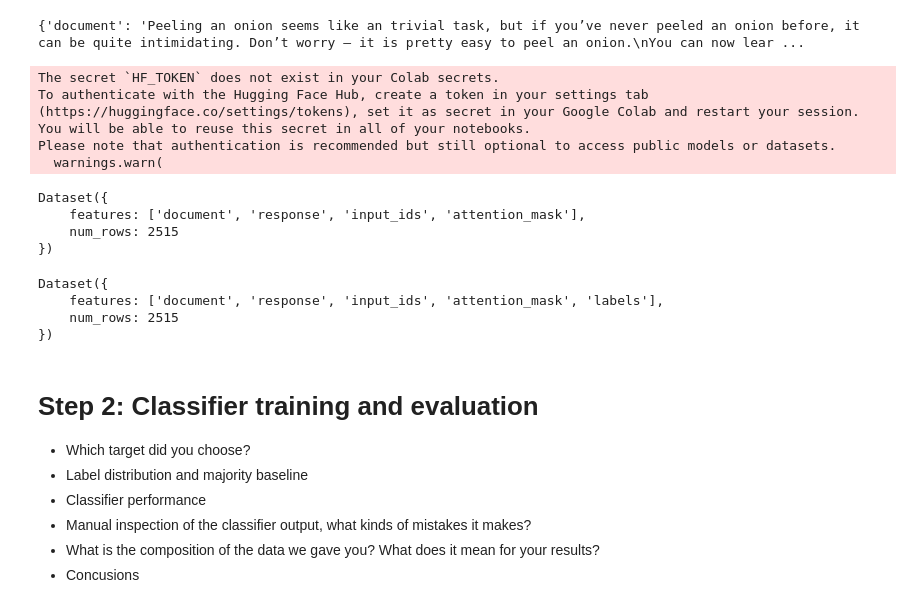
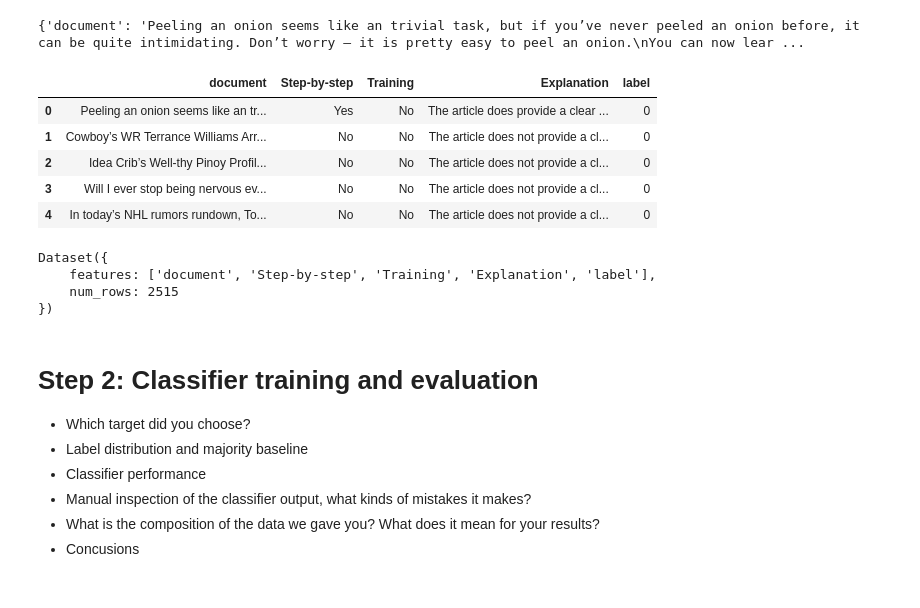
Before and after one commit to simulate111/Textual-Data-Analysis-25, a Jupyter notebook: project_TDA.ipynb, the cells around one changed output. Drawn from its saved outputs; the diff is of its cells as text; code cells hidden in the pictures.

```diff
--- a/project_TDA.ipynb
+++ b/project_TDA.ipynb
@@ -45,0 +33,12 @@ Dataset({
+# %%
+
+
+# Extract 'Step-by-step' and 'Training' answers using string operations
+df["Step-by-step"] = df["response"].str.extract(r"Step-by-step:\s*(Yes|No)")
+df["Training"] = df["response"].str.extract(r"Training:\s*(Yes|No)")
+
+# Extract the explanation (everything after the second "No" or "Yes")
+df["Explanation"] = df["response"].str.split("\n\n", n=1).str[1]
+
+# Drop the old response column (optional)
+df.drop(columns=["response"], inplace=True)
@@ -46 +70,4 @@ Dataset({
+# %%
+# Step 1: Convert "Training" column to binary labels (Yes -> 1, No -> 0)
+hf_dataset = hf_dataset.map(lambda x: {"label": 1 if x["Training"] == "Yes" else 0})
 # %%
@@ -48,52 +75,22 @@ print(hf_dataset[0])  # Print the first sample
 # %% [output]
 {'document': 'Peeling an onion seems like an trivial task, but if you’ve never peeled an onion before, it can be quite intimidating. Don’t worry – it is pretty easy to peel an onion.\nYou can now lear ...
-# %%
-from transformers import AutoTokenizer
-
-# Load the pre-trained GPT-2 tokenizer
-tokenizer = AutoTokenizer.from_pretrained("gpt2")
-
-# Set the EOS token as the padding token
-tokenizer.pad_token = tokenizer.eos_token
-
-# Tokenize the 'document' column
-def tokenize_function(examples):
-    return tokenizer(examples['document'], truncation=True, padding="max_length", max_length=512)
-
-# Apply the tokenizer to the dataset
-tokenized_datasets = hf_dataset.map(tokenize_function, batched=True)
-
-# Check the tokenized dataset
-print(tokenized_datasets)
-# %% [output]
-The secret `HF_TOKEN` does not exist in your Colab secrets.
-To authenticate with the Hugging Face Hub, create a token in your settings tab (https://huggingface.co/settings/tokens), set it as secret in your Google Colab and restart your session.
-You will be able to reuse this secret in all of your notebooks.
-Please note that authentication is recommended but still optional to access public models or datasets.
-  warnings.warn(
-Dataset({
-    features: ['document', 'response', 'input_ids', 'attention_mask'],
-    num_rows: 2515
-})
-# %%
-# Prepare the dataset to be used in the fine-tuning
-def format_for_finetuning(examples):
-    return {
-        'input_ids': examples['input_ids'],
-        'attention_mask': examples['attention_mask'],
-        'labels': examples['input_ids']  # We'll use the same input for labels for a causal language modeling task
-    }
-
-# Apply the formatting function
-final_dataset = tokenized_datasets.map(format_for_finetuning, batched=True)
-
-# Check the formatted dataset
-print(final_dataset)
-# %% [output]
-Dataset({
-    features: ['document', 'response', 'input_ids', 'attention_mask', 'labels'],
-    num_rows: 2515
-})
+# %%
+# Convert the first five samples to a pandas DataFrame
+pd.DataFrame(hf_dataset).head()
+# %% [output]
+|  | document | Step-by-step | Training | Explanation | label |
+| 0 | Peeling an onion seems like an tr... | Yes | No | The article does provide a clear ... | 0 |
+| 1 | Cowboy’s WR Terrance Williams Arr... | No | No | The article does not provide a cl... | 0 |
+| 2 | Idea Crib’s Well-thy Pinoy Profil... | No | No | The article does not provide a cl... | 0 |
+| 3 | Will I ever stop being nervous ev... | No | No | The article does not provide a cl... | 0 |
+| 4 | In today’s NHL rumors rundown, To... | No | No | The article does not provide a cl... | 0 |
+# %%
+hf_dataset
+# %% [output]
+Dataset({
+    features: ['document', 'Step-by-step', 'Training', 'Explanation', 'label'],
+    num_rows: 2515
+})
 # %% [markdown]
 <h1> Step 2: Classifier training and evaluation </h1>
 
```
Also changed, not shown: parts of 40 cells of this notebook.
